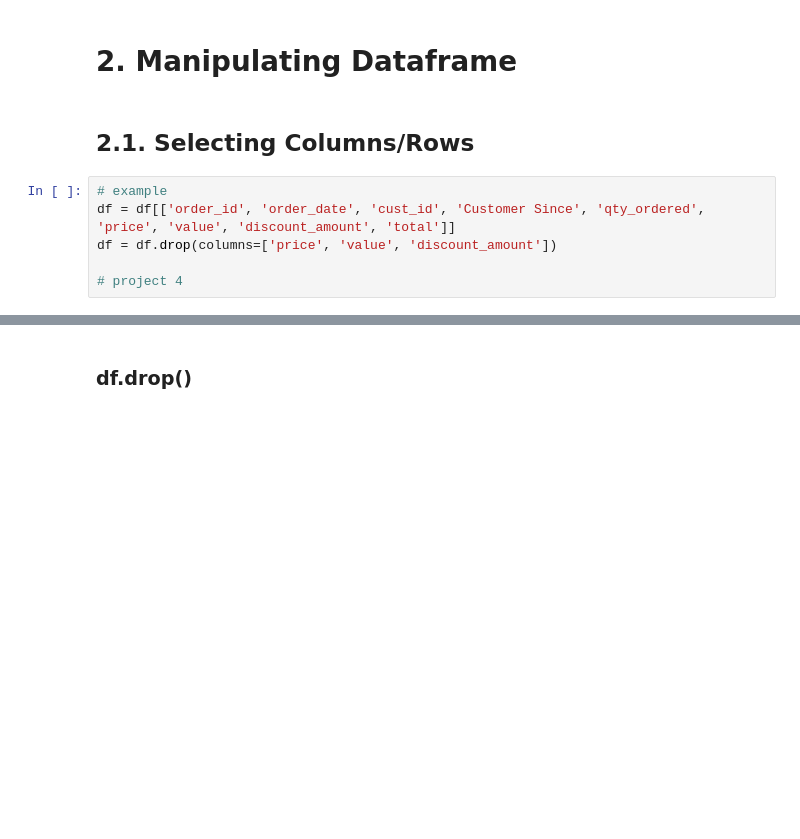
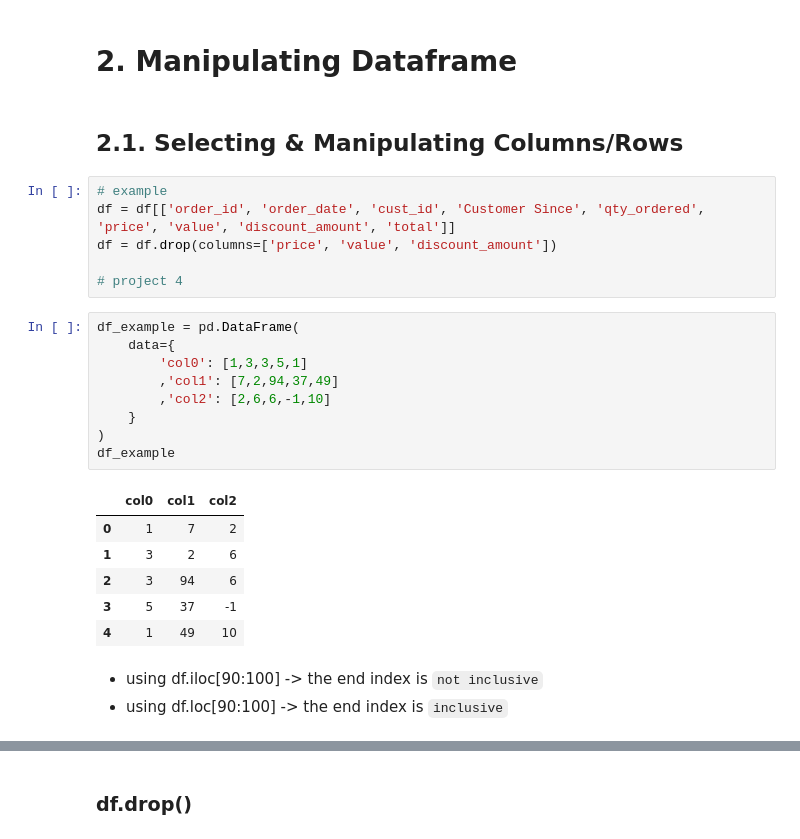
Before and after one commit to HieuQuang4438/PythonCheatsheet, a Jupyter notebook: cheatsheat.ipynb, the cells around one changed output, grey strips where cells are left out. Saved outputs shown, nothing was run; the diff lists cells and outputs as text; blank space fills up the shorter version.

```diff
--- a/cheatsheat.ipynb
+++ b/cheatsheat.ipynb
@@ -158,10 +473,29 @@ da.YearAcquired = da.YearAcquired.astype('int64')
 # %% [markdown]
 # 2. Manipulating Dataframe
 # %% [markdown]
-## 2.1. Selecting Columns/Rows
+## 2.1. Selecting & Manipulating Columns/Rows
 # %%
 # example
 df = df[['order_id', 'order_date', 'cust_id', 'Customer Since', 'qty_ordered', 'price', 'value', 'discount_amount', 'total']]
 df = df.drop(columns=['price', 'value', 'discount_amount'])
 
 # project 4
+# %%
+df_example = pd.DataFrame(
+    data={
+        'col0': [1,3,3,5,1]
+        ,'col1': [7,2,94,37,49]
+        ,'col2': [2,6,6,-1,10]
+    }
+)
+df_example
+# %% [output]
+|  | col0 | col1 | col2 |
+| 0 | 1 | 7 | 2 |
+| 1 | 3 | 2 | 6 |
+| 2 | 3 | 94 | 6 |
+| 3 | 5 | 37 | -1 |
+| 4 | 1 | 49 | 10 |
+# %% [markdown]
+- using df.iloc[90:100] -> the end index is `not inclusive`
+- using df.loc[90:100] -> the end index is `inclusive`
```
Also changed, not shown: parts of 91 cells of this notebook.
